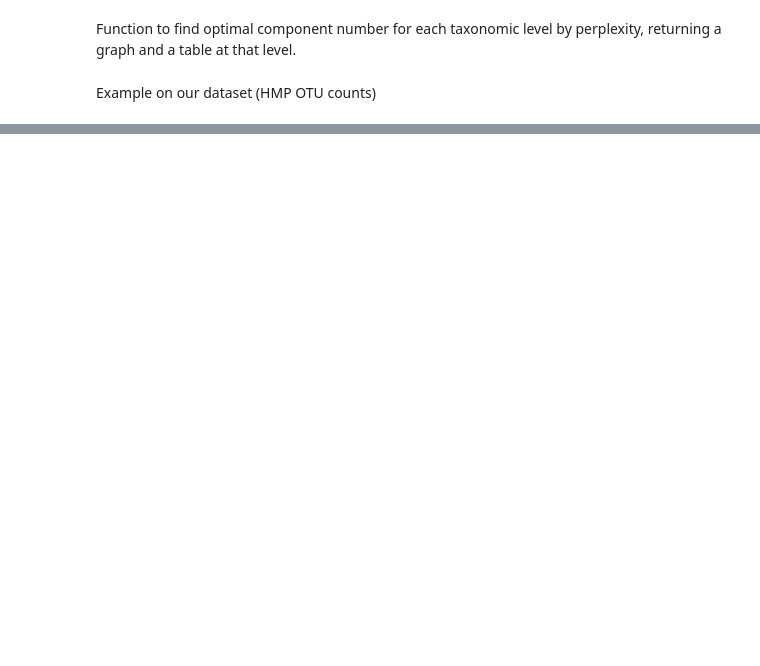
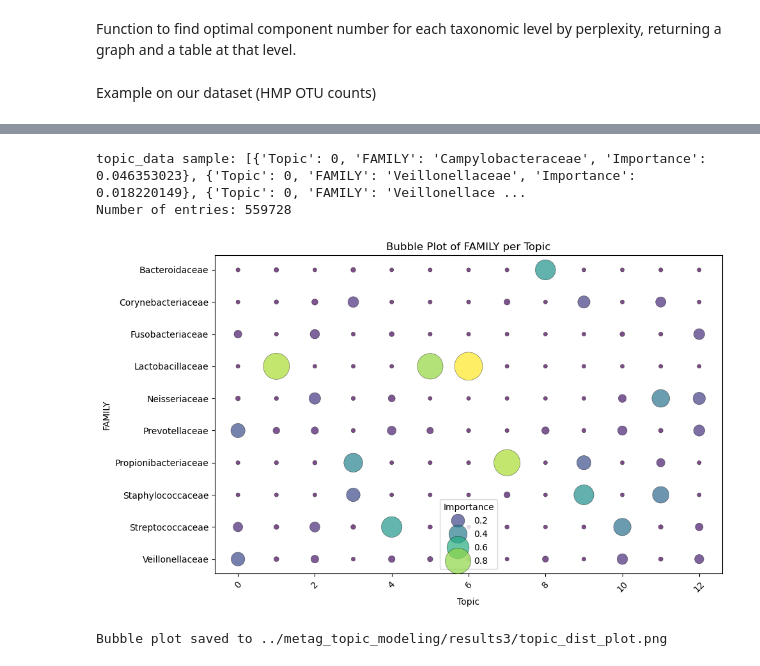
Before and after one commit to hurwitzlab/metag_topic_modeling, a Jupyter notebook: final_copy.ipynb, the cells around one changed output, grey strips where cells are left out. Drawn from its saved outputs; the diff is of its cells as text; code cells hidden in the pictures; blank space fills up the shorter version.

```diff
--- a/final_copy.ipynb
+++ b/final_copy.ipynb
@@ -57,5 +62,5 @@ In general, small $\alpha$ and $\eta$ are preferable, leading to sparser, more i
 # %%
-def generateModels(file_name, threshold = 0.01, LDA_passes = 10):
+def generateModel(file_name, threshold = 0.02, LDA_passes = 10):
     # load dataset
     df = pd.read_csv(file_name)
     df = df.drop(df.columns[0], axis=1)  # drop index column if present
@@ -129,5 +136,5 @@ def topicBreakdown(model, dictionary, taxonomy_file_name, input_taxonomy, output
 # %%
-def topic_dist_plot(model, dictionary, taxonomy_file_name, input_taxonomy, output_taxonomy, output_path):
+def topicDistPlot(model, dictionary, taxonomy_file_name, input_taxonomy, output_taxonomy, output_path, n = 10):
     taxonomy = pd.read_csv(taxonomy_file_name)
     topic_data = []
 
@@ -148,8 +155,8 @@ def topic_dist_plot(model, dictionary, taxonomy_file_name, input_taxonomy, outpu
             family_name = taxonomy_map.get(word, "Not Found") if word else "Not Found"
 
             topic_data.append({
-                "Topic": f"Topic {i}",
-                "Family": family_name,
+                "Topic": i,
+                output_taxonomy: family_name,
                 "Importance": importance
             })
 
@@ -160,7 +167,17 @@ def topic_dist_plot(model, dictionary, taxonomy_file_name, input_taxonomy, outpu
     # convert to dataframe
     df_plot = pd.DataFrame(topic_data)
 
-    # aggregate importance values for each (Topic, Family)
+    top_families = (
+        df_plot.groupby(output_taxonomy)["Importance"]
+        .sum()
+        .sort_values(ascending=False)
+        .head(n)
+        .index
+    )
+
+    df_plot = df_plot[df_plot[output_taxonomy].isin(top_families)]
+
+    # aggregate importance values at desired level
     df_agg = df_plot.groupby(["Topic", output_taxonomy], as_index=False)["Importance"].sum()
 
     # bubble plot
@@ -179,8 +196,8 @@ def topic_dist_plot(model, dictionary, taxonomy_file_name, input_taxonomy, outpu
 
     plt.xticks(rotation=45)
     plt.xlabel("Topic")
-    plt.ylabel("Taxonomic Family")
-    plt.title("Bubble Plot of Taxonomic Families per Topic")
+    plt.ylabel(output_taxonomy)
+    plt.title(f"Bubble Plot of {output_taxonomy} per Topic")
     plt.legend(title="Importance")
     plt.tight_layout()
 
@@ -312,3 +273,10 @@ def outputTableandGraph(df, model, dictionary, filename, corpus):
 Function to find optimal component number for each taxonomic level by perplexity, returning a graph and a table at that level.
 # %% [markdown]
 Example on our dataset (HMP OTU counts)
+# %%
+file_name = "../metag_topic_modeling/data_sets/HMP_V13_OTU_counts.csv"
+output_path = "../metag_topic_modeling/results3/"
+taxonomy_file = "../metag_topic_modeling/data_sets/HMP_V13_taxonomy_fix.csv"
+metadata = "../metag_topic_modeling/data_sets/HMP_V13_participant_data.csv"
+# %%
+lda, df, dictionary, corpus = generateModel(file_name)
@@ -314,0 +302,7 @@ Example on our dataset (HMP OTU counts)
+# %%
+topicDistPlot(lda, dictionary, taxonomy_file, "OTU_ID", "FAMILY", output_path)
+# %% [output]
+topic_data sample: [{'Topic': 0, 'FAMILY': 'Campylobacteraceae', 'Importance': 0.046353023}, {'Topic': 0, 'FAMILY': 'Veillonellaceae', 'Importance': 0.018220149}, {'Topic': 0, 'FAMILY': 'Veillonellace ...
+Number of entries: 559728
+[figure, added]
+Bubble plot saved to ../metag_topic_modeling/results3/topic_dist_plot.png
```
Also changed, not shown: parts of 15 cells of this notebook, 1 other file.
